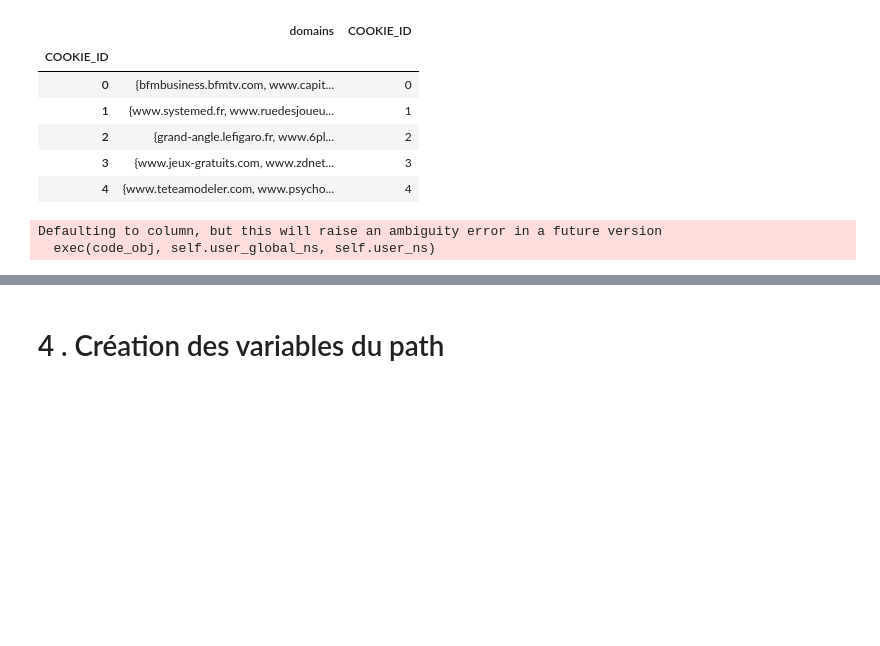
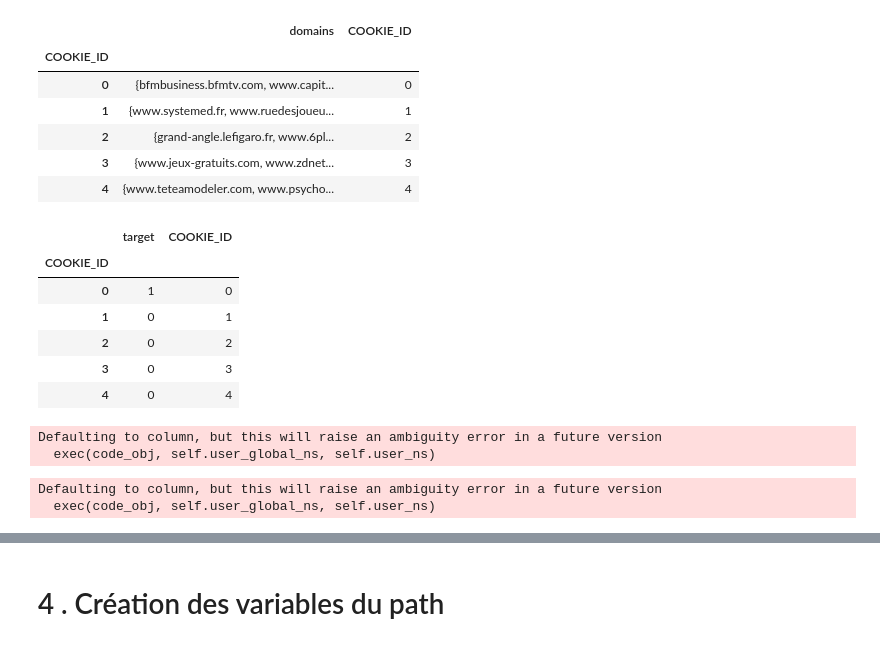
Before and after one commit to Yop-La/mediametrie, a Jupyter notebook: python/text_mining_on_path.ipynb, the cells around one changed output, grey strips where cells are left out. Drawn from its saved outputs; the diff is of its cells as text; code cells hidden in the pictures; blank space fills up the shorter version.

```diff
--- a/python/text_mining_on_path.ipynb
+++ b/python/text_mining_on_path.ipynb
@@ -175,11 +175,33 @@ users_and_domains.head()
 | 2 | {grand-angle.lefigaro.fr, www.6pl... | 2 |
 | 3 | {www.jeux-gratuits.com, www.zdnet... | 3 |
 | 4 | {www.teteamodeler.com, www.psycho... | 4 |
+# %%
+users_and_target = cookies.groupby('COOKIE_ID').apply(lambda subf: list(subf['H2549'].tolist())[0])
+# %%
+users_and_target = users_and_target.to_frame()
+users_and_target['COOKIE_ID'] = users_and_target.index
+# %%
+users_and_target.columns = ['target','COOKIE_ID']
+# %%
+users_and_target.head()
+# %% [output]
+|  | target | COOKIE_ID |
+| COOKIE_ID |  |  |
+| 0 | 1 | 0 |
+| 1 | 0 | 1 |
+| 2 | 0 | 2 |
+| 3 | 0 | 3 |
+| 4 | 0 | 4 |
 # %%
 users = pd.merge(users_and_path, users_and_domains, on='COOKIE_ID', how='inner')
 # %% [output]
 Defaulting to column, but this will raise an ambiguity error in a future version
   exec(code_obj, self.user_global_ns, self.user_ns)
+# %%
+users = pd.merge(users, users_and_target, on='COOKIE_ID', how='inner')
+# %% [output]
+Defaulting to column, but this will raise an ambiguity error in a future version
+  exec(code_obj, self.user_global_ns, self.user_ns)
 # %%
 users.head()
 # %% [output]
```
Also changed, not shown: parts of 5 cells of this notebook, 20 other files.
